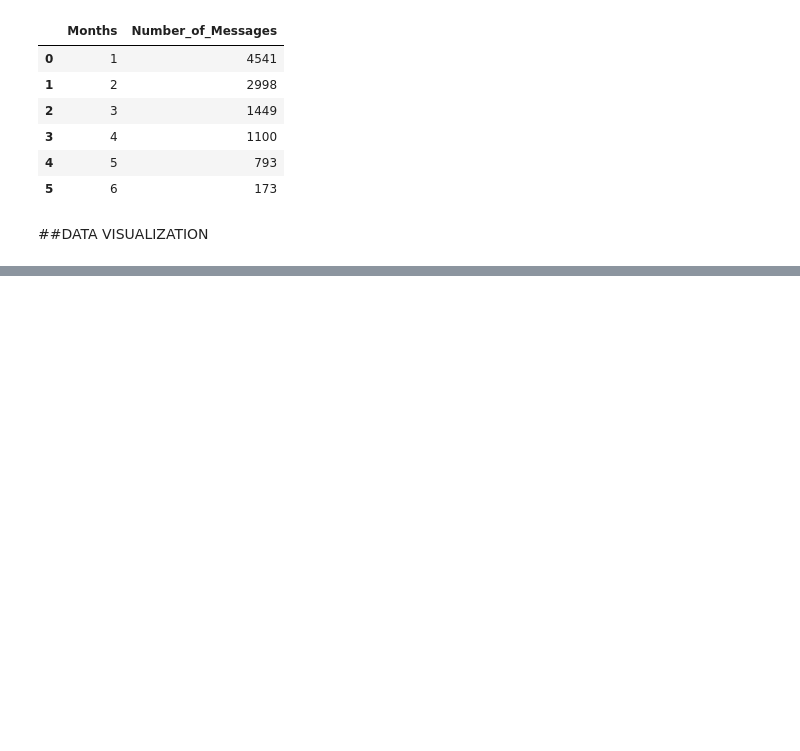
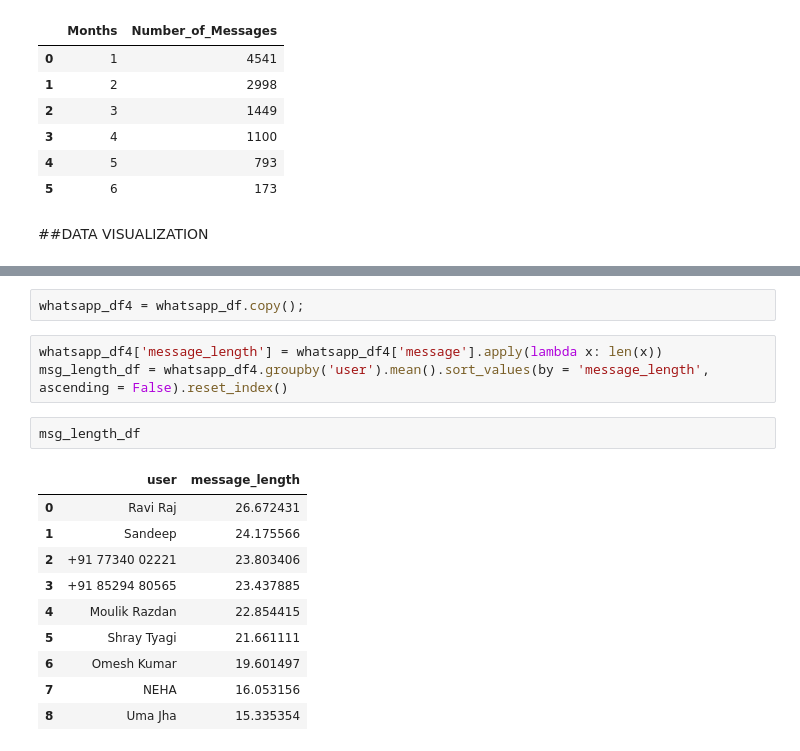
Before and after one commit to MOULIK-RAZDAN/WHATSAPP-CHATS-STATS, a Jupyter notebook: Whatsapp_(EDA).ipynb, the cells around one changed output, grey strips where cells are left out. Cells and saved outputs as stored; diff of their text form; blank space fills up the shorter version.

```diff
--- a/Whatsapp_(EDA).ipynb
+++ b/Whatsapp_(EDA).ipynb
@@ -241,0 +247,18 @@ sns.barplot(x= "Months", y = "Number_of_Messages", data = time_df, palette='mute
+# %%
+whatsapp_df4 = whatsapp_df.copy();
+# %%
+whatsapp_df4['message_length'] = whatsapp_df4['message'].apply(lambda x: len(x))
+msg_length_df = whatsapp_df4.groupby('user').mean().sort_values(by = 'message_length', ascending = False).reset_index()
+# %%
+msg_length_df
+# %% [output]
+|  | user | message_length |
+| 0 | Ravi Raj | 26.672431 |
+| 1 | Sandeep | 24.175566 |
+| 2 | +91 77340 02221 | 23.803406 |
+| 3 | +91 85294 80565 | 23.437885 |
+| 4 | Moulik Razdan | 22.854415 |
+| 5 | Shray Tyagi | 21.661111 |
+| 6 | Omesh Kumar | 19.601497 |
+| 7 | NEHA | 16.053156 |
+| 8 | Uma Jha | 15.335354 |
```
Also changed, not shown: parts of 18 cells of this notebook.
